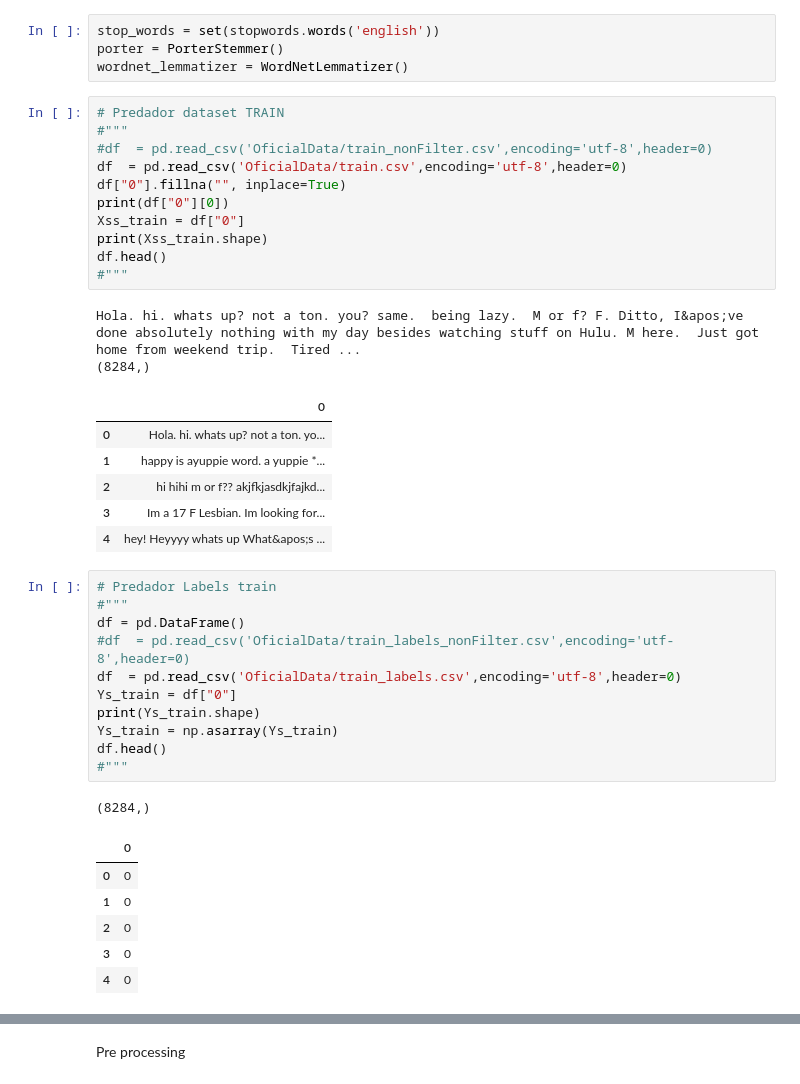
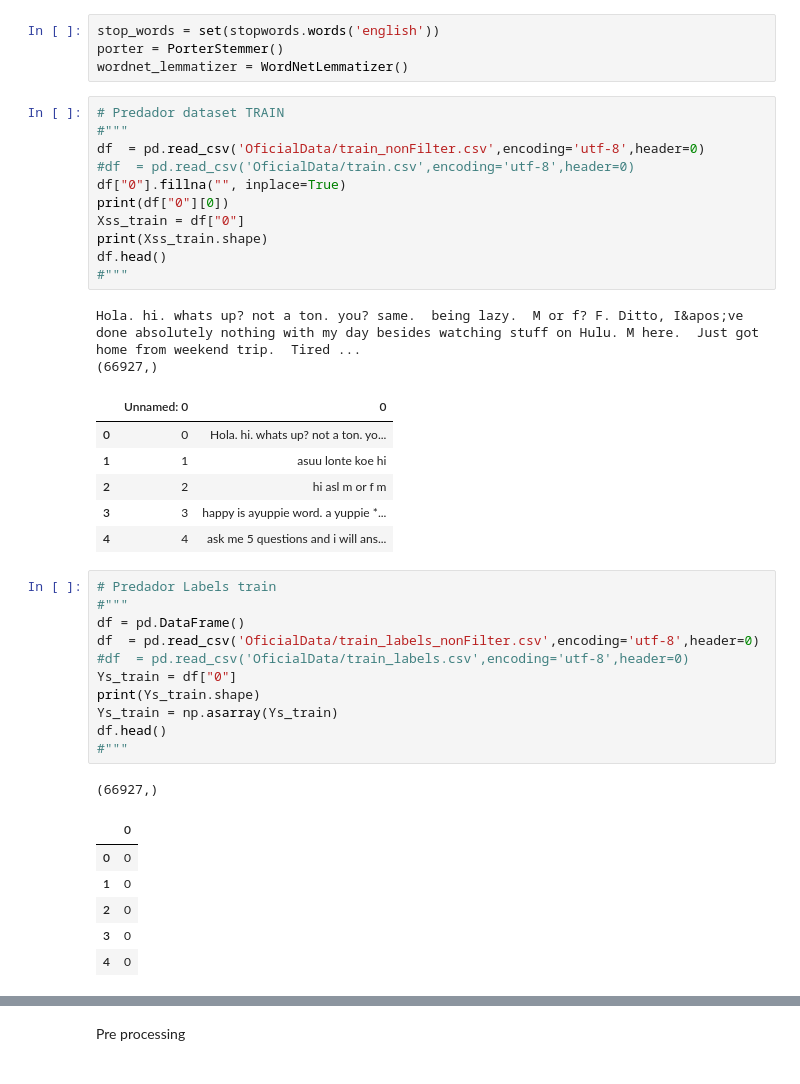
Before and after one commit to danielafe7-usp/Project, a Jupyter notebook: Shuffle data-Book Pre processing.ipynb, the cells around one changed output, grey strips where cells are left out. Drawn from its saved outputs; the diff is of its cells as text.

```diff
--- a/Shuffle data-Book Pre processing.ipynb
+++ b/Shuffle data-Book Pre processing.ipynb
@@ -40,36 +40,36 @@ wordnet_lemmatizer = WordNetLemmatizer()
 # %%
 # Predador dataset TRAIN
 #"""
-#df  = pd.read_csv('OficialData/train_nonFilter.csv',encoding='utf-8',header=0)
-df  = pd.read_csv('OficialData/train.csv',encoding='utf-8',header=0)
+df  = pd.read_csv('OficialData/train_nonFilter.csv',encoding='utf-8',header=0)
+#df  = pd.read_csv('OficialData/train.csv',encoding='utf-8',header=0)
 df["0"].fillna("", inplace=True)
 print(df["0"][0])
 Xss_train = df["0"]
 print(Xss_train.shape)
 df.head()
 #"""
 # %% [output]
 Hola. hi. whats up? not a ton. you? same.  being lazy.  M or f? F. Ditto, I&apos;ve done absolutely nothing with my day besides watching stuff on Hulu. M here.  Just got home from weekend trip.  Tired ...
-(8284,)
+(66927,)
-|  | 0 |
-| 0 | Hola. hi. whats up? not a ton. yo... |
-| 1 | happy is ayuppie word. a yuppie *... |
-| 2 | hi hihi m or f?? akjfkjasdkjfajkd... |
-| 3 | Im a 17 F Lesbian. Im looking for... |
-| 4 | hey! Heyyyy whats up What&apos;s ... |
+|  | Unnamed: 0 | 0 |
+| 0 | 0 | Hola. hi. whats up? not a ton. yo... |
+| 1 | 1 | asuu lonte koe hi |
+| 2 | 2 | hi asl m or f m |
+| 3 | 3 | happy is ayuppie word. a yuppie *... |
+| 4 | 4 | ask me 5 questions and i will ans... |
 # %%
 # Predador Labels train
 #"""
 df = pd.DataFrame()
-#df  = pd.read_csv('OficialData/train_labels_nonFilter.csv',encoding='utf-8',header=0)
-df  = pd.read_csv('OficialData/train_labels.csv',encoding='utf-8',header=0)
+df  = pd.read_csv('OficialData/train_labels_nonFilter.csv',encoding='utf-8',header=0)
+#df  = pd.read_csv('OficialData/train_labels.csv',encoding='utf-8',header=0)
 Ys_train = df["0"]
 print(Ys_train.shape)
 Ys_train = np.asarray(Ys_train)
 df.head()
 #"""
 # %% [output]
-(8284,)
+(66927,)
 |  | 0 |
 | 0 | 0 |
 | 1 | 0 |
```
Also changed, not shown: parts of 44 cells of this notebook.
